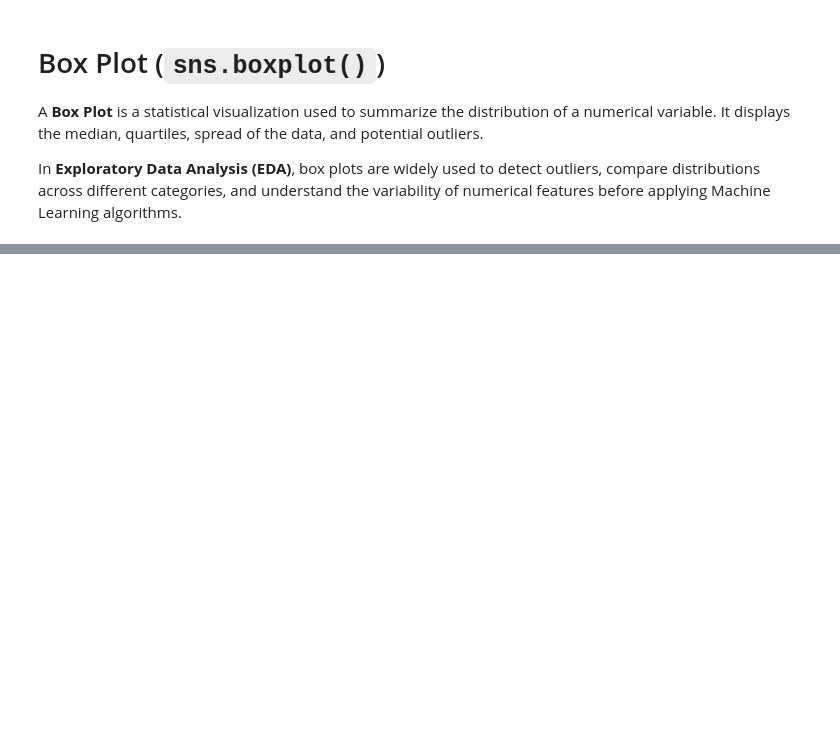
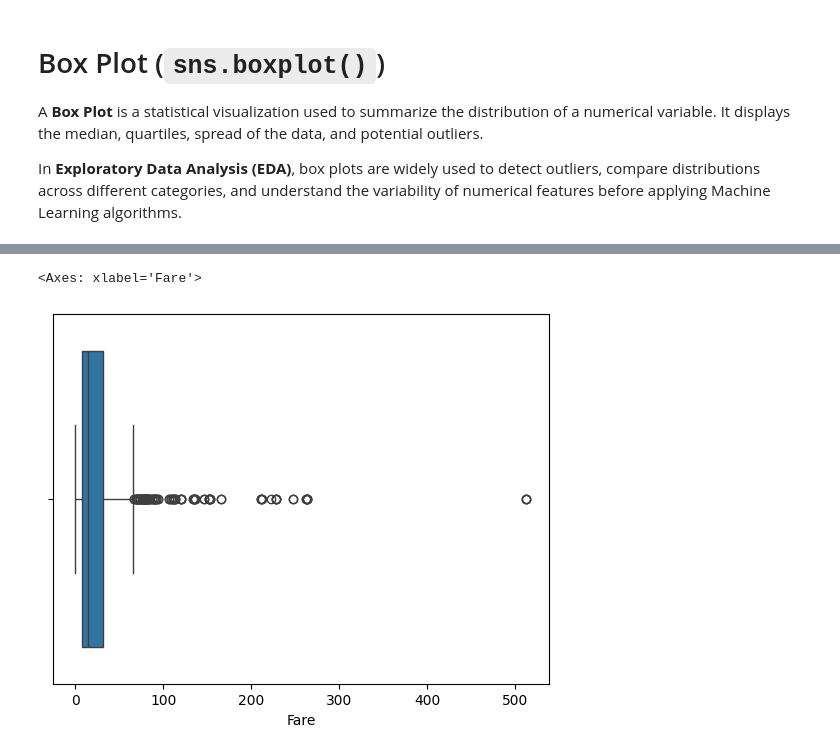
Before and after one commit to Zarif-451/ML-Learning, a Jupyter notebook: 04-Seaborn/seaborn-fundamentals.ipynb, the cells around one changed output, grey strips where cells are left out. Drawn from its saved outputs; the diff is of its cells as text; code cells hidden in the pictures; blank space fills up the shorter version.

```diff
--- a/04-Seaborn/seaborn-fundamentals.ipynb
+++ b/04-Seaborn/seaborn-fundamentals.ipynb
@@ -148,0 +176,5 @@ In **Exploratory Data Analysis (EDA)**, box plots are widely used to detect outl
+# %%
+sns.boxplot(data=df, x="Fare")
+# %% [output]
+<Axes: xlabel='Fare'>
+[figure, added]
```
Also changed, not shown: parts of 16 cells of this notebook.
